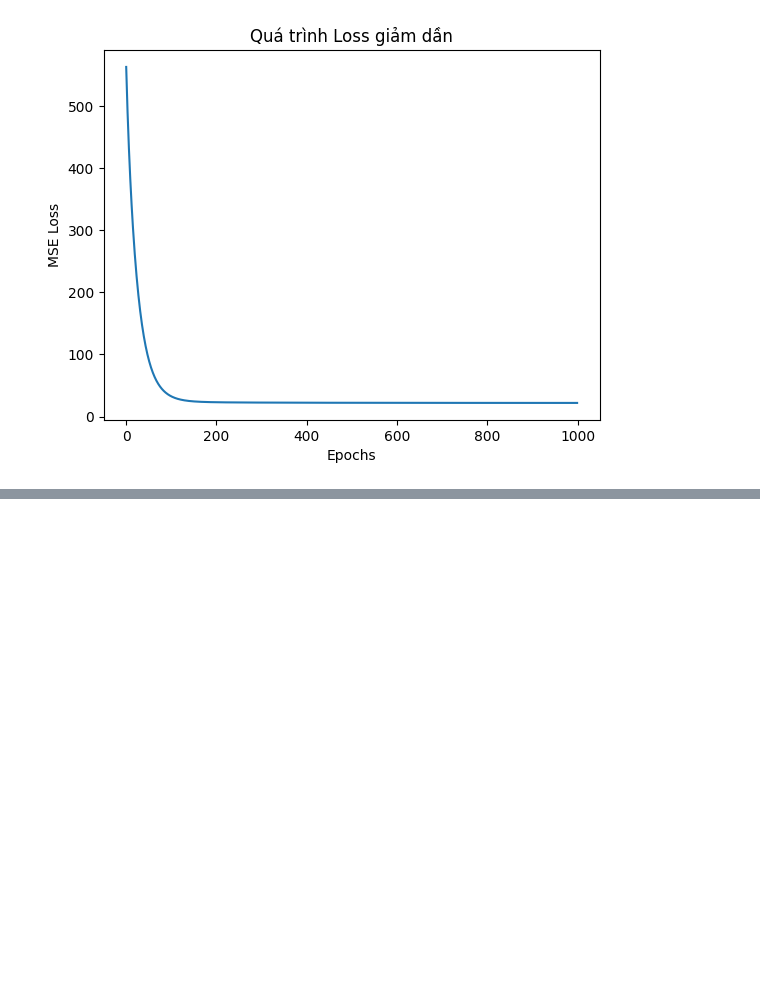
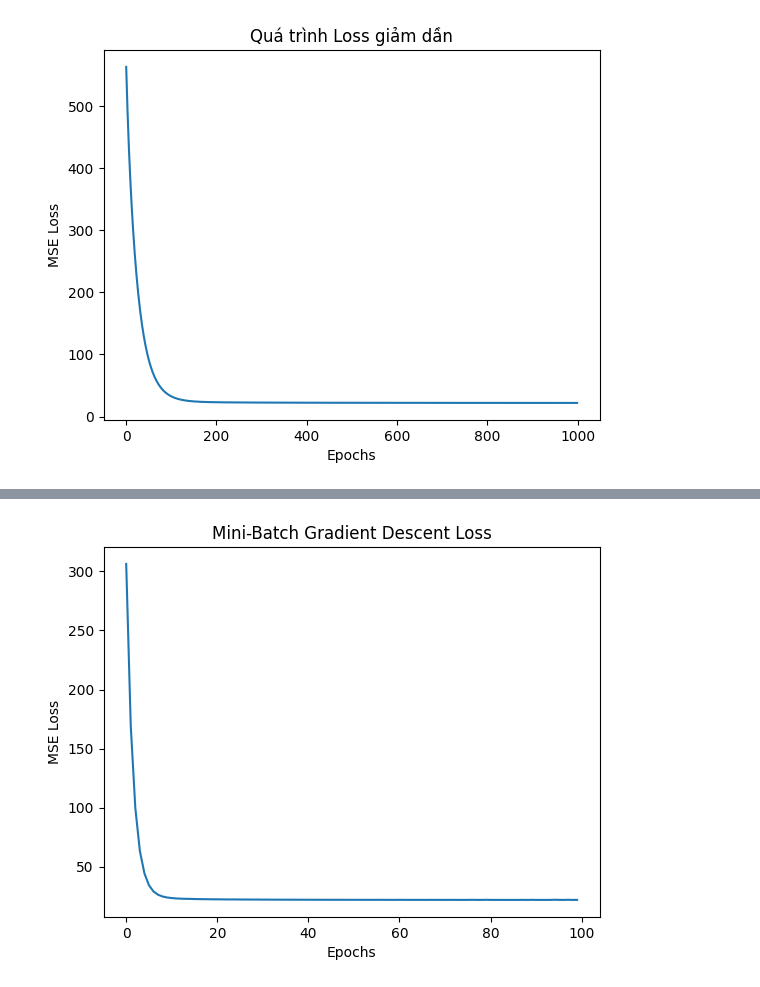
Before and after one commit to Chef221/AIO_Code, a Jupyter notebook: Module2/LinearRegression/BostonHousing.ipynb, the cells around one changed output, grey strips where cells are left out. Cells and saved outputs as stored; diff of their text form; code cells hidden in the pictures; blank space fills up the shorter version.

```diff
--- a/Module2/LinearRegression/BostonHousing.ipynb
+++ b/Module2/LinearRegression/BostonHousing.ipynb
@@ -100,0 +276,80 @@ Các trọng số (weights) còn lại:
+# %%
+import numpy as np
+import matplotlib.pyplot as plt
+import pandas as pd
+from sklearn.preprocessing import StandardScaler
+
+# --- 1. CHUẨN BỊ DỮ LIỆU (Giữ nguyên) ---
+x_data = data.drop(['MEDV'], axis = 1)
+y_data = data['MEDV']
+
+X = x_data.values
+y = y_data.values
+
+scaler = StandardScaler()
+X_scaled = scaler.fit_transform(X)
+X_b = np.c_[np.ones((len(X_scaled), 1)), X_scaled]
+
+
+def predict(x, theta):
+    return x.dot(theta)
+
+def gradient(x, y, theta):
+    n = len(y)
+    y_hat = predict(x, theta)
+    error = y_hat - y
+    dtheta = (2 / n) * x.T.dot(error)
+    return dtheta
+
+def compute_loss(x, y, theta):
+    n = len(y)
+    y_hat = predict(x, theta)
+    return (1/n) * np.sum((y_hat - y) ** 2)
+
+# --- 3. THIẾT LẬP THAM SỐ ---
+m, n = X_scaled.shape
+theta = np.zeros(n + 1)
+
+learning_rate = 0.01
+epochs = 100    # Mini-batch hội tụ nhanh hơn nên có thể giảm epochs
+batch_size = 32 # Kích thước mỗi batch (thường là 32, 64, 128)
+loss_history = []
+
+# --- 4. HUẤN LUYỆN VỚI MINI-BATCH ---
+print("Bắt đầu huấn luyện Mini-Batch...")
+
+for epoch in range(epochs):
+
+    # A. Xáo trộn dữ liệu (Shuffling) - BẮT BUỘC
+    indices = np.random.permutation(m)
+    X_shuffled = X_b[indices]
+    y_shuffled = y[indices]
+
+    # B. Duyệt qua từng Batch
+    for i in range(0, m, batch_size):
+        # Cắt lấy mini-batch
+        xi = X_shuffled[i:i+batch_size]
+        yi = y_shuffled[i:i+batch_size]
+
+        # Tính gradient và cập nhật TRÊN BATCH ĐÓ
+        gradients = gradient(xi, yi, theta)
+        theta = theta - learning_rate * gradients
+
+    # C. Tính Loss trên TOÀN BỘ dữ liệu để theo dõi (Optional)
+    total_loss = compute_loss(X_b, y, theta)
+    loss_history.append(total_loss)
+
+    if epoch % 10 == 0:
+        print(f"Epoch {epoch}: Loss = {total_loss:.2f}")
+
+print("---------------------------------")
+print("Huấn luyện xong!")
+print(f"Loss cuối cùng: {loss_history[-1]:.2f}")
+
+# 5. Vẽ biểu đồ
+plt.plot(loss_history)
+plt.xlabel('Epochs')
+plt.ylabel('MSE Loss')
+plt.title('Mini-Batch Gradient Descent Loss')
+plt.show()
+# %% [output]
@@ -100,0 +370 @@ Các trọng số (weights) còn lại:
+[figure, added]
```
Also changed, not shown: parts of 8 cells of this notebook, 1 other file.
